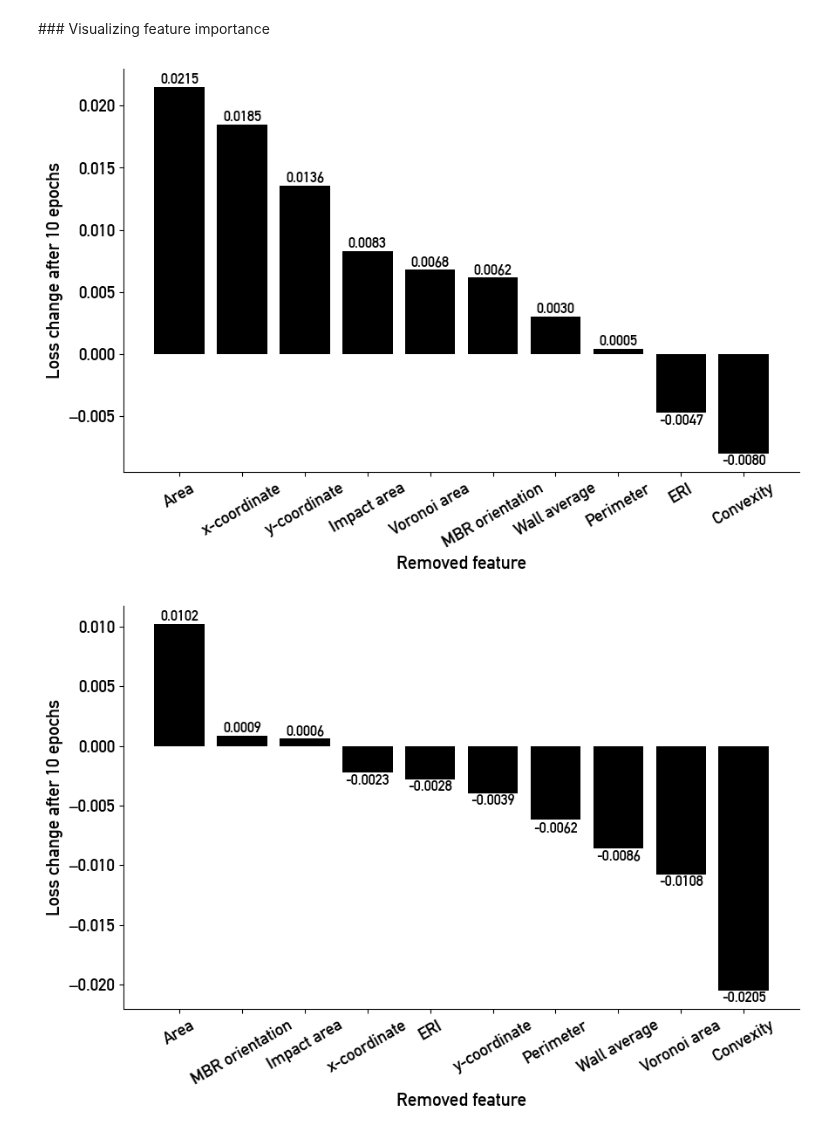
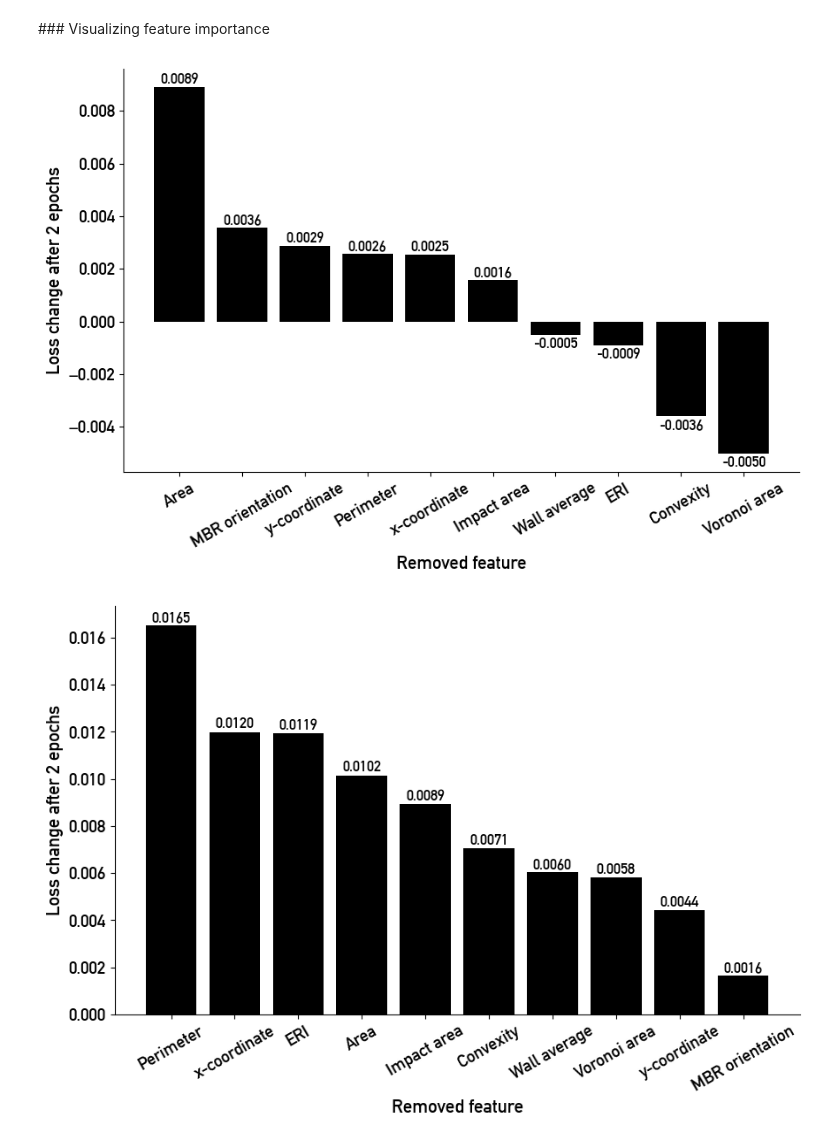
Before and after one commit to jorissenn/genops, a Jupyter notebook: 32_vector_feature_importance.ipynb, the cells around one changed output. Drawn from its saved outputs; the diff is of its cells as text; code cells hidden in the pictures.

```diff
--- a/32_vector_feature_importance.ipynb
+++ b/32_vector_feature_importance.ipynb
@@ -138,28 +138,34 @@ def analyze_feature_importance(model_name, ops, path_to_training_data, batch_siz
     losses_feature_sets.index.name = "excluded_feature"
     losses_feature_sets.to_csv(feature_importance_path, index=True)
 # %%
-n_epochs = 10
+n_epochs = 2
 batch_size = 16
 
+# HGNN for elimination
 analyze_feature_importance(model_name="hgnn",
                            ops="elimination",
                            path_to_training_data=os.path.join(vector_path, "training_data", "elimination", "training"),
                            batch_size=batch_size,
                            n_epochs=n_epochs)
+# HGT for elimination
 analyze_feature_importance(model_name="hgt",
                            ops="elimination",
                            path_to_training_data=os.path.join(vector_path, "training_data", "elimination", "training"),
                            batch_size=batch_size,
                            n_epochs=n_epochs)
-#analyze_feature_importance(model_name="hgnn",
-#                           ops="selection",
-#                           path_to_training_data=os.path.join(vector_path, "training_data", "selection", "training"),
-#                           batch_size=batch_size,
-#                           n_epochs=n_epochs)
-#analyze_feature_importance(model_name="hgt",
-#                           ops="selection",
-#                           path_to_training_data=os.path.join(vector_path, "training_data", "selection", "training"),
-#                           batch_size=batch_size,
-#                           n_epochs=n_epochs)
+
+# HGNN for selection
+analyze_feature_importance(model_name="hgnn",
+                           ops="selection",
+                           path_to_training_data=os.path.join(vector_path, "training_data", "selection", "training"),
+                           batch_size=batch_size,
+                           n_epochs=n_epochs)
+
+# HGT for selection
+analyze_feature_importance(model_name="hgt",
+                           ops="selection",
+                           path_to_training_data=os.path.join(vector_path, "training_data", "selection", "training"),
+                           batch_size=batch_size,
+                           n_epochs=n_epochs)
 # %% [output]
 Number of node features: {'focal_building': 10, 'context_building': 10, 'road': 2}, 1 operators
@@ -234,14 +240,16 @@ def plot_feature_importance(path_to_losses_feature_sets):
     ax.spines["top"].set_visible(False)
     ax.spines["right"].set_visible(False)
 # %%
-elimination_results_hgnn = "HGNN_eli_attachRoadsTrue_260353p_1000s_10ep_bs16.csv"
+# HGNN for elimination
+elimination_results_hgnn = "HGNN_eli_attachRoadsTrue_260353p_1000s_2ep_bs16.csv"
 feature_importance_path = os.path.join(vector_path, "model_outputs", "elimination", "feature_importance", elimination_results_hgnn)
 plot_feature_importance(feature_importance_path)
 # %% [output]
-[figure, old version]
+[figure, new version]
 # %%
-elimination_results_hgt = "HGT_eli_attachRoadsTrue_645283p_1000s_10ep_bs16.csv"
+# HGT for elimination
+elimination_results_hgt = "HGT_eli_attachRoadsTrue_645283p_1000s_2ep_bs16.csv"
 feature_importance_path = os.path.join(vector_path, "model_outputs", "elimination", "feature_importance", elimination_results_hgt)
 plot_feature_importance(feature_importance_path)
 # %% [output]
-[figure, old version]
+[figure, new version]
```
Also changed, not shown: parts of 4 cells of this notebook, 6 other files.
